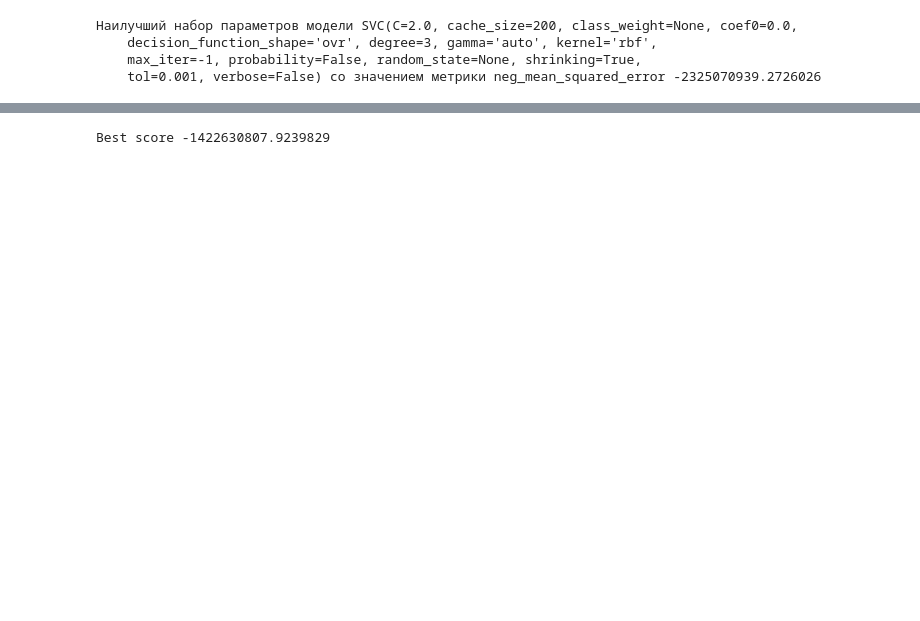
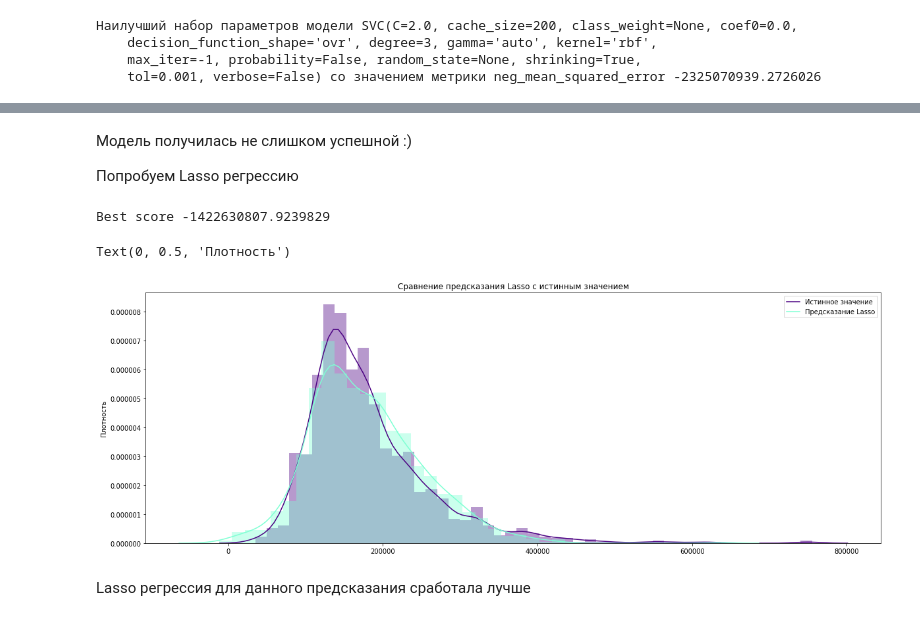
Before and after one commit to anyarulina/houseprices, a Jupyter notebook: House Prices.ipynb, the cells around one changed output, grey strips where cells are left out. Cells and saved outputs as stored; diff of their text form; code cells hidden in the pictures; blank space fills up the shorter version.

```diff
--- a/House Prices.ipynb
+++ b/House Prices.ipynb
@@ -200,3 +216,7 @@ print('Наилучший набор параметров модели', gs.best
+# %% [markdown]
+Модель получилась не слишком успешной :)
+
+Попробуем Lasso регрессию
 # %%
 from sklearn.linear_model import Lasso
 lasso_regressor = Lasso()
@@ -208,3 +228,14 @@ lasso_predictions = lasso_regressor.predict(test_features)
 print("Best score", gs.best_score_)
 # %% [output]
 Best score -1422630807.9239829
+# %%
+plt.figure(figsize=(20,7))
+sns.distplot(train_target, color='indigo', kde_kws={"label" : "Истинное значение"})
+sns.distplot(lasso_predictions, color='aquamarine', kde_kws={"label" : "Предсказание Lasso"})
+plt.title("Сравнение предсказания Lasso с истинным значением")
+plt.ylabel("Плотность")
+# %% [output]
+Text(0, 0.5, 'Плотность')
+[figure, added]
+# %% [markdown]
+Lasso регрессия для данного предсказания сработала лучше
```
Also changed, not shown: parts of 7 cells of this notebook.
